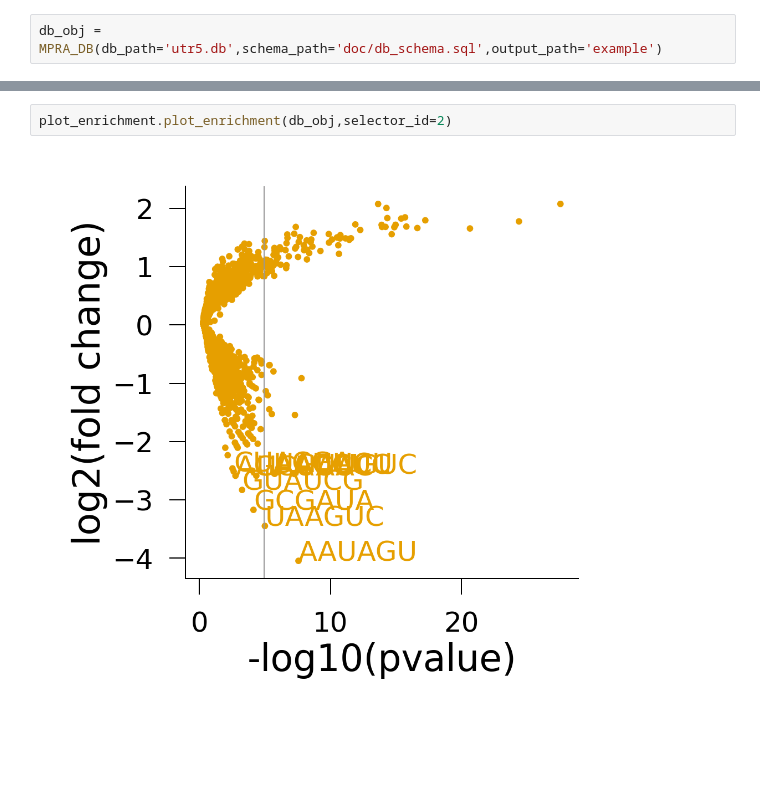
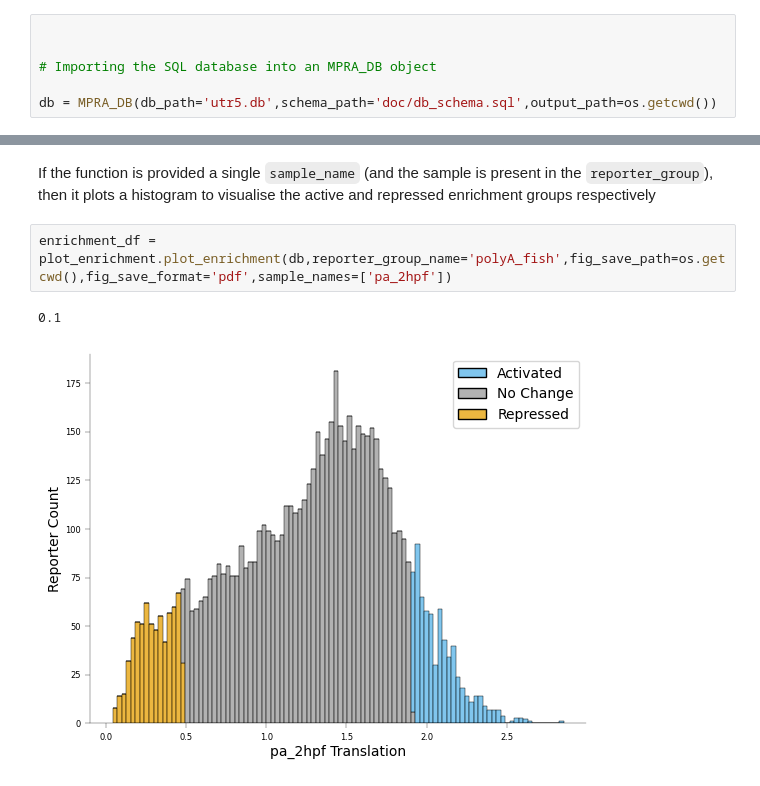
Before and after one commit to ecstrayer/nap-trap_paper, a Jupyter notebook: examples/naptrap_analysis.ipynb, the cells around one changed output, grey strips where cells are left out. Drawn from its saved outputs; the diff is of its cells as text; blank space fills up the shorter version.

```diff
--- a/examples/naptrap_analysis.ipynb
+++ b/examples/naptrap_analysis.ipynb
@@ -9,2 +16,6 @@ from mpradb.database.db_to_sqlite import DB_SQLite
 # %%
-db_obj = MPRA_DB(db_path='utr5.db',schema_path='doc/db_schema.sql',output_path='example')
+
+
+# Importing the SQL database into an MPRA_DB object
+
+db = MPRA_DB(db_path='utr5.db',schema_path='doc/db_schema.sql',output_path=os.getcwd())
@@ -61,4 +202,7 @@ df
+# %% [markdown]
+If the function is provided a single `sample_name` (and the sample is present in the `reporter_group`), then it plots a histogram to visualise the active and repressed enrichment groups respectively
 # %%
-plot_enrichment.plot_enrichment(db_obj,selector_id=2)
+enrichment_df = plot_enrichment.plot_enrichment(db,reporter_group_name='polyA_fish',fig_save_path=os.getcwd(),fig_save_format='pdf',sample_names=['pa_2hpf'])
 # %% [output]
+0.1
-[figure, old version]
+[figure, new version]
```
Also changed, not shown: parts of 33 cells of this notebook, 22 other files.
